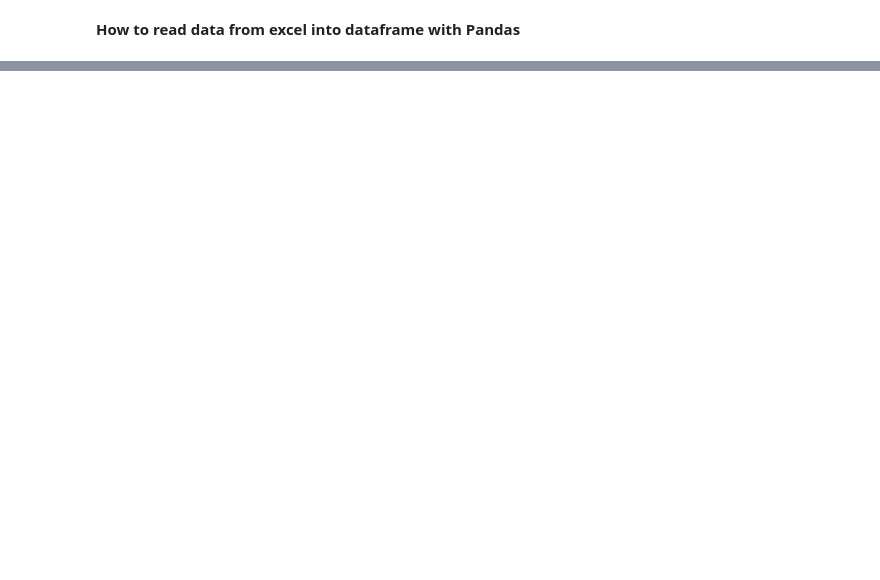
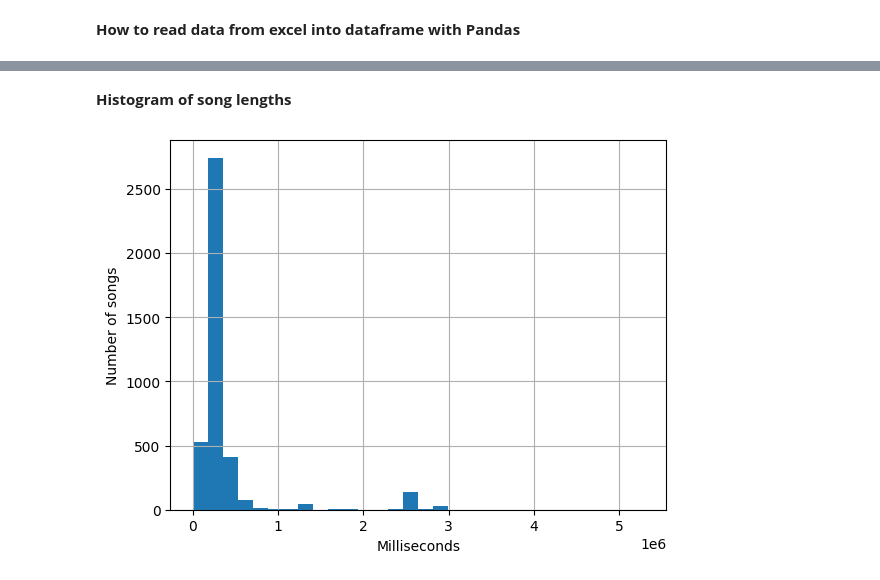
Before and after one commit to rezbee-dev/Prog-Practice, a Jupyter notebook: python/data_analytics/practical-ds/ch6/main.ipynb, the cells around one changed output, grey strips where cells are left out. Cells and saved outputs as stored; diff of their text form; code cells hidden in the pictures; blank space fills up the shorter version.

```diff
--- a/python/data_analytics/practical-ds/ch6/main.ipynb
+++ b/python/data_analytics/practical-ds/ch6/main.ipynb
@@ -67,0 +74,7 @@ excel_df.head()
+# %%
+itunes_df = pd.concat([csv_df, excel_df, sql_df])
+
+# Join along columns, where only rows with matching index are joined
+# itunes_df = pd.concat([csv_df, excel_df, sql_df], axis=1, join='inner')
+
+itunes_df.tail()
@@ -67,0 +157,15 @@ excel_df.head()
+# %% [markdown]
+**Histogram of song lengths**
+# %%
+import matplotlib.pyplot as plt
+
+# bins: how many bars histogram is broken up into; more bars means more precise
+itunes_df['Milliseconds'].hist(bins=30)
+
+# Milliseconds is in 1*10^6 scientific notation
+plt.xlabel('Milliseconds')
+plt.ylabel('Number of songs')
+
+plt.show()
+# %% [output]
+[figure, added]
```
Also changed, not shown: parts of 17 cells of this notebook, 2 other files.
